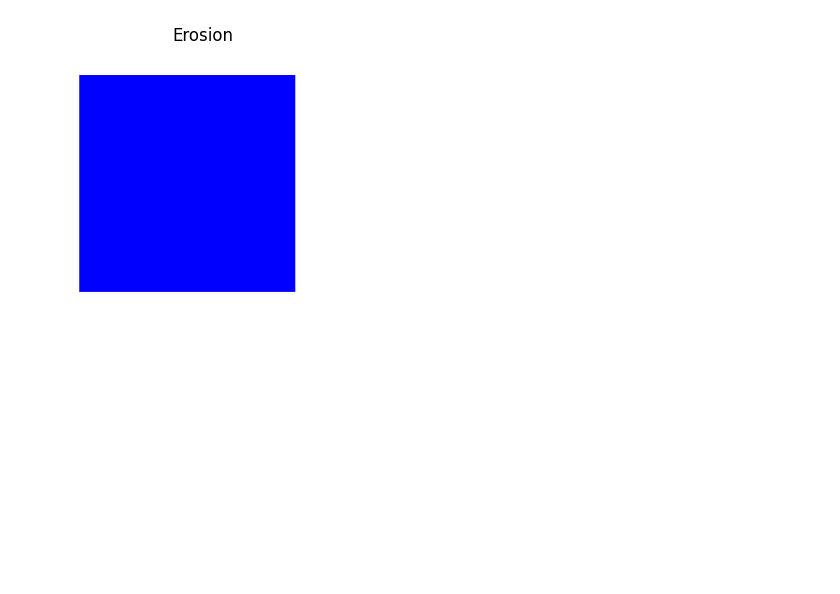
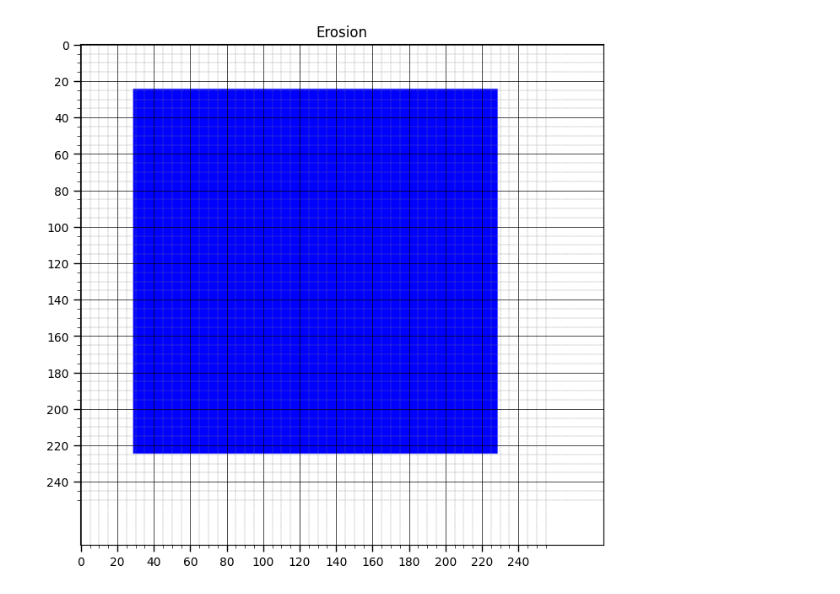
Before and after one commit to YANGCHIHUNG/DIP, a Jupyter notebook: hw5/morphology.ipynb, the cells around one changed output. Cells and saved outputs as stored; diff of their text form; code cells hidden in the pictures; blank space fills up the shorter version.

```diff
--- a/hw5/morphology.ipynb
+++ b/hw5/morphology.ipynb
@@ -136,8 +162,22 @@ plt.show()
 # %%
-plt.figure(figsize=(4,4))
+plt.figure(figsize=(8,8))
 plt.imshow(eroded, cmap=cmap)
-plt.axis('off')
+plt.axis('on')
+ax = plt.gca()
+H, W = img.shape
+# 設定主要刻度 every 20 pixels
+ax.set_xticks(np.arange(0, W+1, 20))
+ax.set_yticks(np.arange(0, H+1, 20))
+# 開啟次要刻度 every 5 pixels
+ax.set_xticks(np.arange(0, W+1, 5), minor=True)
+ax.set_yticks(np.arange(0, H+1, 5), minor=True)
+
+# 顯示刻度、格線
+ax.tick_params(which='major', length=6, width=1)
+ax.tick_params(which='minor', length=3, width=0.5)
+plt.grid(which='major', color='black', linestyle='-', linewidth=0.5)
+plt.grid(which='minor', color='gray', linestyle='--', linewidth=0.3)
 plt.title('Erosion')
 plt.show()
 # %% [output]
-[figure, old version]
+[figure, new version]
```
Also changed, not shown: parts of 4 cells of this notebook, 6 other files.
